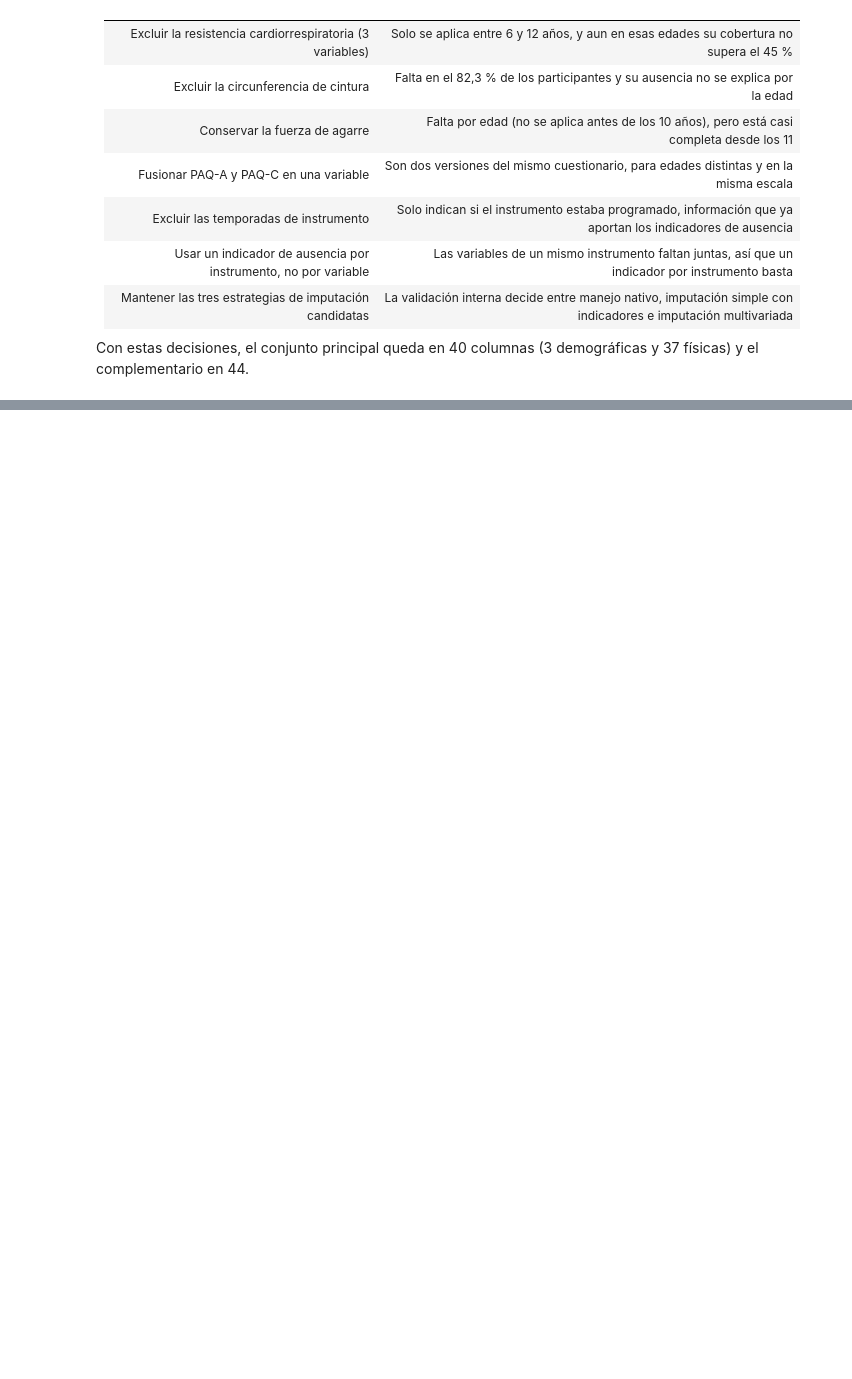
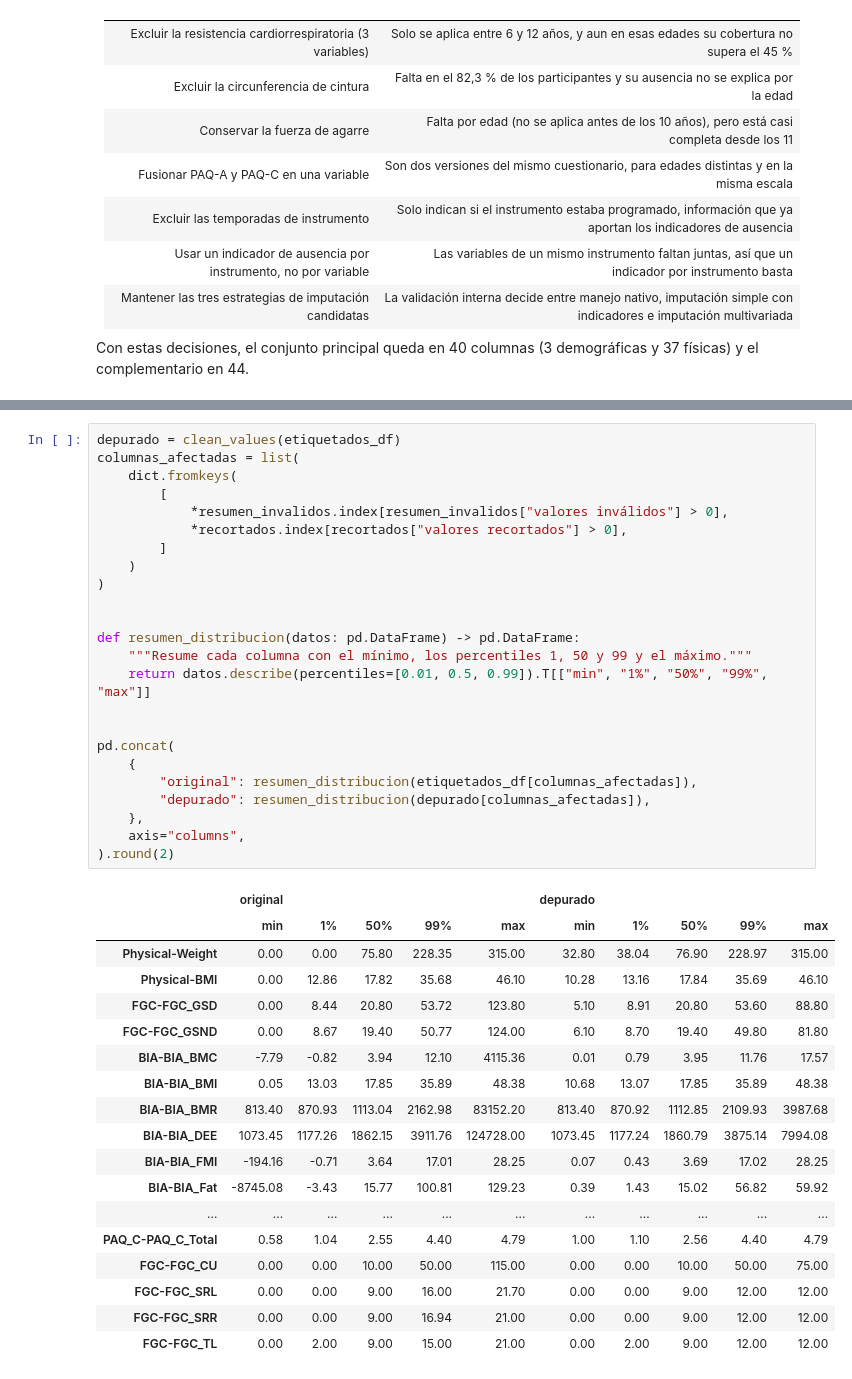
Before and after one commit to juanestebancg2806/piu-severity-prediction, a Jupyter notebook: notebooks/01_eda.ipynb, the cells around one changed output, grey strips where cells are left out. Saved outputs shown, nothing was run; the diff lists cells and outputs as text; blank space fills up the shorter version.

```diff
--- a/notebooks/01_eda.ipynb
+++ b/notebooks/01_eda.ipynb
@@ -1208,0 +1353,43 @@ Con estas decisiones, el conjunto principal queda en 40 columnas (3 demográfica
+# %%
+depurado = clean_values(etiquetados_df)
+columnas_afectadas = list(
+    dict.fromkeys(
+        [
+            *resumen_invalidos.index[resumen_invalidos["valores inválidos"] > 0],
+            *recortados.index[recortados["valores recortados"] > 0],
+        ]
+    )
+)
+
+
+def resumen_distribucion(datos: pd.DataFrame) -> pd.DataFrame:
+    """Resume cada columna con el mínimo, los percentiles 1, 50 y 99 y el máximo."""
+    return datos.describe(percentiles=[0.01, 0.5, 0.99]).T[["min", "1%", "50%", "99%", "max"]]
+
+
+pd.concat(
+    {
+        "original": resumen_distribucion(etiquetados_df[columnas_afectadas]),
+        "depurado": resumen_distribucion(depurado[columnas_afectadas]),
+    },
+    axis="columns",
+).round(2)
+# %% [output]
+|  | original |  |  |  |  | depurado |  |  |  |  |
+|  | min | 1% | 50% | 99% | max | min | 1% | 50% | 99% | max |
+| Physical-Weight | 0.00 | 0.00 | 75.80 | 228.35 | 315.00 | 32.80 | 38.04 | 76.90 | 228.97 | 315.00 |
+| Physical-BMI | 0.00 | 12.86 | 17.82 | 35.68 | 46.10 | 10.28 | 13.16 | 17.84 | 35.69 | 46.10 |
+| FGC-FGC_GSD | 0.00 | 8.44 | 20.80 | 53.72 | 123.80 | 5.10 | 8.91 | 20.80 | 53.60 | 88.80 |
+| FGC-FGC_GSND | 0.00 | 8.67 | 19.40 | 50.77 | 124.00 | 6.10 | 8.70 | 19.40 | 49.80 | 81.80 |
+| BIA-BIA_BMC | -7.79 | -0.82 | 3.94 | 12.10 | 4115.36 | 0.01 | 0.79 | 3.95 | 11.76 | 17.57 |
+| BIA-BIA_BMI | 0.05 | 13.03 | 17.85 | 35.89 | 48.38 | 10.68 | 13.07 | 17.85 | 35.89 | 48.38 |
+| BIA-BIA_BMR | 813.40 | 870.93 | 1113.04 | 2162.98 | 83152.20 | 813.40 | 870.92 | 1112.85 | 2109.93 | 3987.68 |
+| BIA-BIA_DEE | 1073.45 | 1177.26 | 1862.15 | 3911.76 | 124728.00 | 1073.45 | 1177.24 | 1860.79 | 3875.14 | 7994.08 |
+| BIA-BIA_FMI | -194.16 | -0.71 | 3.64 | 17.01 | 28.25 | 0.07 | 0.43 | 3.69 | 17.02 | 28.25 |
+| BIA-BIA_Fat | -8745.08 | -3.43 | 15.77 | 100.81 | 129.23 | 0.39 | 1.43 | 15.02 | 56.82 | 59.92 |
+| ... | ... | ... | ... | ... | ... | ... | ... | ... | ... | ... |
+| PAQ_C-PAQ_C_Total | 0.58 | 1.04 | 2.55 | 4.40 | 4.79 | 1.00 | 1.10 | 2.56 | 4.40 | 4.79 |
+| FGC-FGC_CU | 0.00 | 0.00 | 10.00 | 50.00 | 115.00 | 0.00 | 0.00 | 10.00 | 50.00 | 75.00 |
+| FGC-FGC_SRL | 0.00 | 0.00 | 9.00 | 16.00 | 21.70 | 0.00 | 0.00 | 9.00 | 12.00 | 12.00 |
+| FGC-FGC_SRR | 0.00 | 0.00 | 9.00 | 16.94 | 21.00 | 0.00 | 0.00 | 9.00 | 12.00 | 12.00 |
+| FGC-FGC_TL | 0.00 | 2.00 | 9.00 | 15.00 | 21.00 | 0.00 | 2.00 | 9.00 | 12.00 | 12.00 |
```
Also changed, not shown: parts of 8 cells of this notebook, 4 other files.
